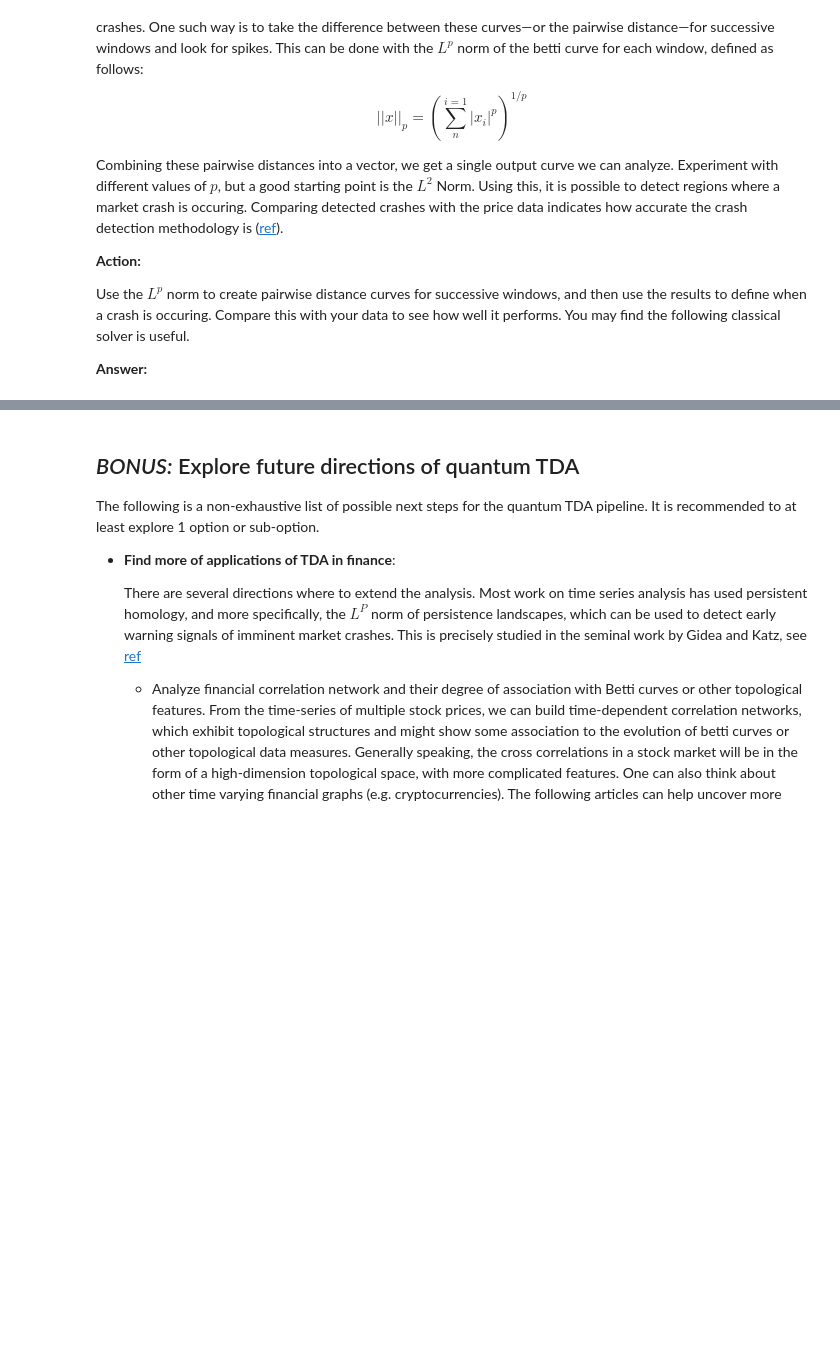
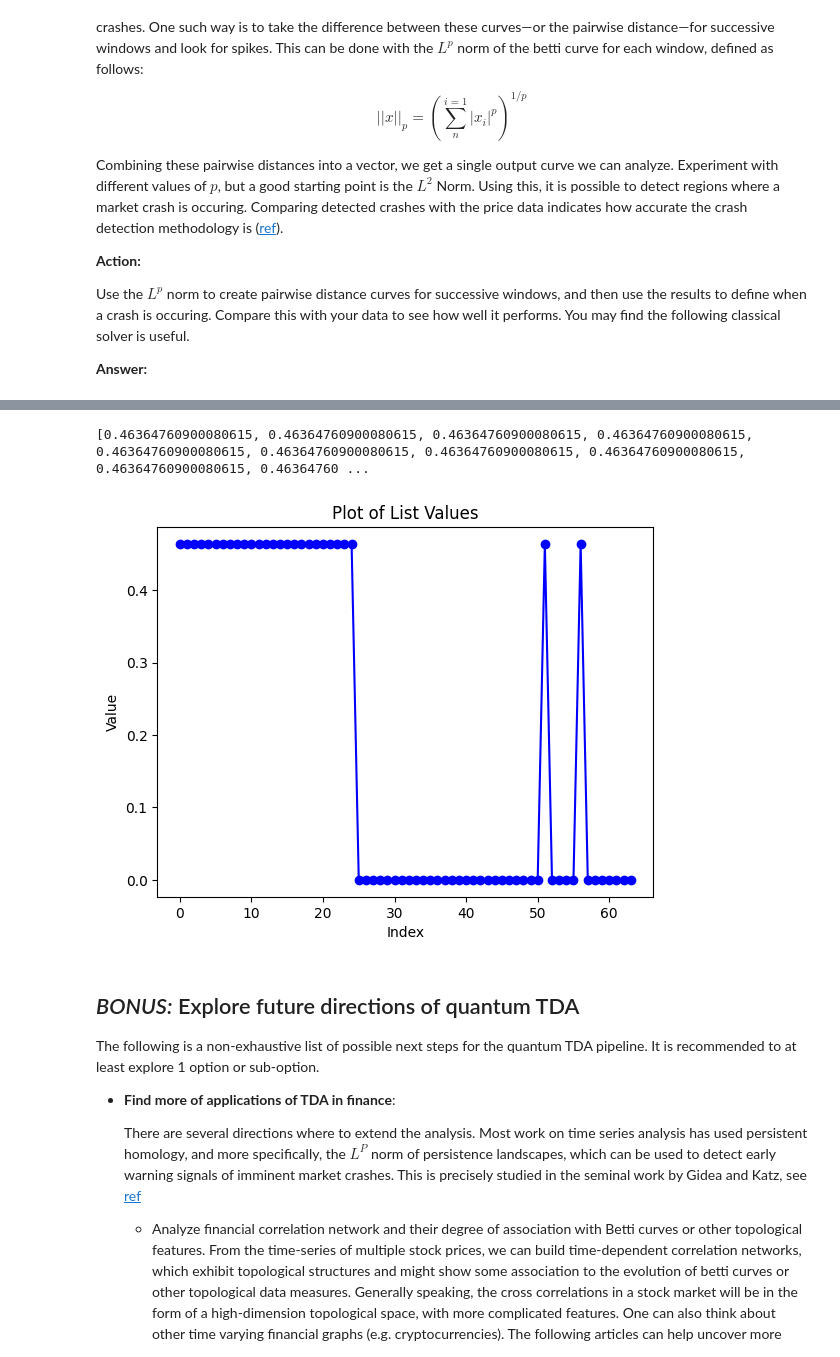
Before and after one commit to JoeJoeNguyen/MOODYS_2025_Hackathon, a Jupyter notebook: moodys_challenge_joe.ipynb, the cells around one changed output, grey strips where cells are left out. Saved outputs shown, nothing was run; the diff lists cells and outputs as text; code cells hidden in the pictures; blank space fills up the shorter version.

Commit message:
added QPE runs on more data

```diff
--- a/moodys_challenge_joe.ipynb
+++ b/moodys_challenge_joe.ipynb
@@ -1091,0 +1128,8 @@ def classical_betti_solver(point_cloud, epsilon, dim):
+# %%
+def get_quantum_betty_nums(time_series_data, epsilon=epsilon, n=N):
+    quantum_betty_nums = []
+    for data_idx in range(time_series_data.shape[0]):
+        quantum_betty_nums.append(get_betty_numbers_from_circs(data_idx, n))
+    return quantum_betty_nums
+# %%
+quantum_betty_nums = get_quantum_betty_nums(time_series_sliding)
@@ -1091,0 +1176,20 @@ def classical_betti_solver(point_cloud, epsilon, dim):
+# %%
+def compute_distance_between_bettynums(classical_betty_nums, quantum_betty_nums):
+    distances = []
+    for idx in range(min(len(classical_betty_nums), len(quantum_betty_nums))):
+        classical_betty_vec = np.array(classical_betty_nums[idx])
+        quantum_betty_list = quantum_betty_nums[idx]
+        classical_dim = len(classical_betty_nums[idx])
+        quantum_betty_dim = len(quantum_betty_list)
+        if len(quantum_betty_list) < len(classical_betty_nums[idx]):
+            quantum_betty_list.extend([0] * (classical_dim - quantum_betty_dim))
+        quantum_betty_vec = np.array(quantum_betty_list)
+        cos_angle = np.dot(classical_betty_vec, quantum_betty_vec) / (np.linalg.norm(classical_betty_vec) * np.linalg.norm(quantum_betty_vec))
+        distances.append(math.acos(cos_angle))
+    return distances
+# %%
+betty_distances = compute_distance_between_bettynums(classical_betty_nums, quantum_betty_nums)
+# %%
+print(betty_distances)
+# %% [output]
+[0.46364760900080615, 0.46364760900080615, 0.46364760900080615, 0.46364760900080615, 0.46364760900080615, 0.46364760900080615, 0.46364760900080615, 0.46364760900080615, 0.46364760900080615, 0.46364760 ...
@@ -1092,3 +1198,19 @@ def classical_betti_solver(point_cloud, epsilon, dim):
+# %%
+# Create x-values as the indices of the data list
+x_values = list(range(len(betty_distances)))
+
+# Plot the data
+plt.plot(x_values, betty_distances, marker='o', linestyle='-', color='b')
+
+# Add labels and title
+plt.xlabel("Index")
+plt.ylabel("Value")
+plt.title("Plot of List Values")
+
+# Display the plot
+plt.show()
+# %% [output]
+[figure, added]
 # %% [markdown]
 ## *BONUS:* Explore future directions of quantum TDA
 
```
Also changed, not shown: parts of 15 cells of this notebook, 4 other files.
